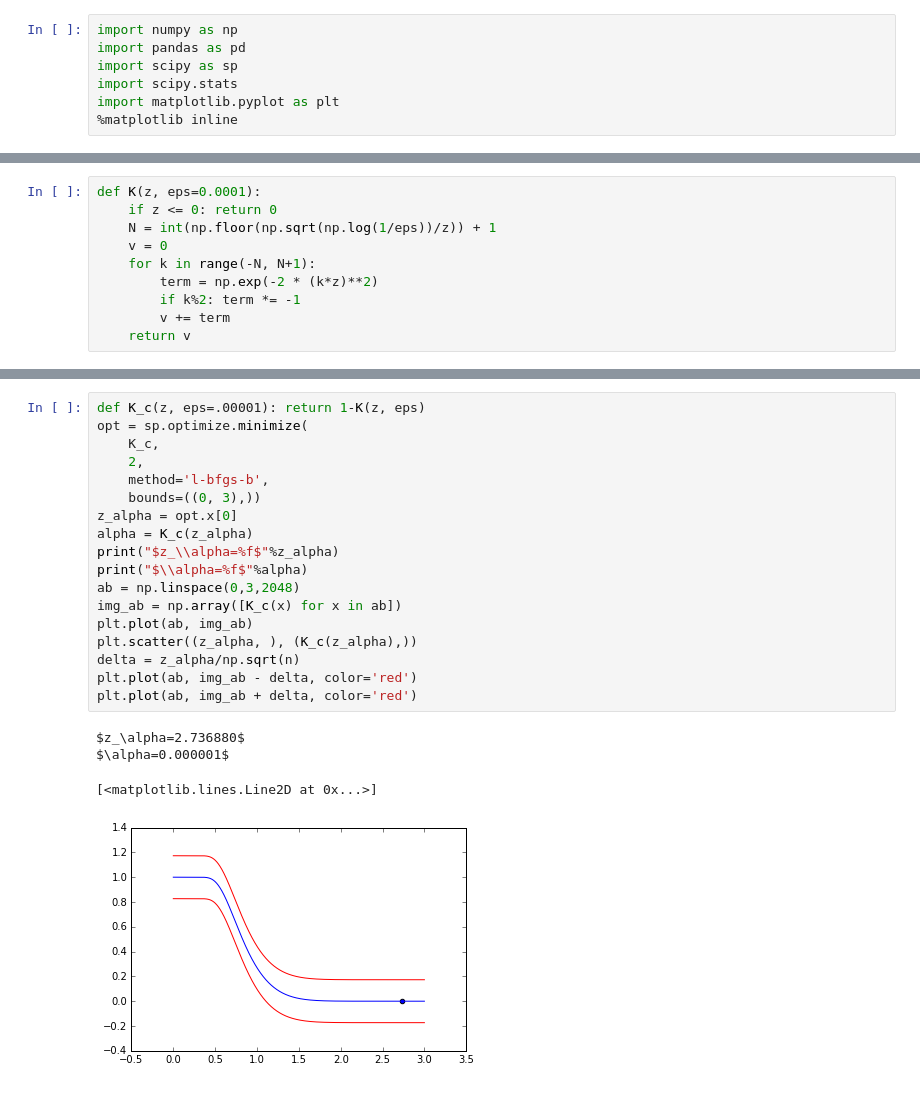
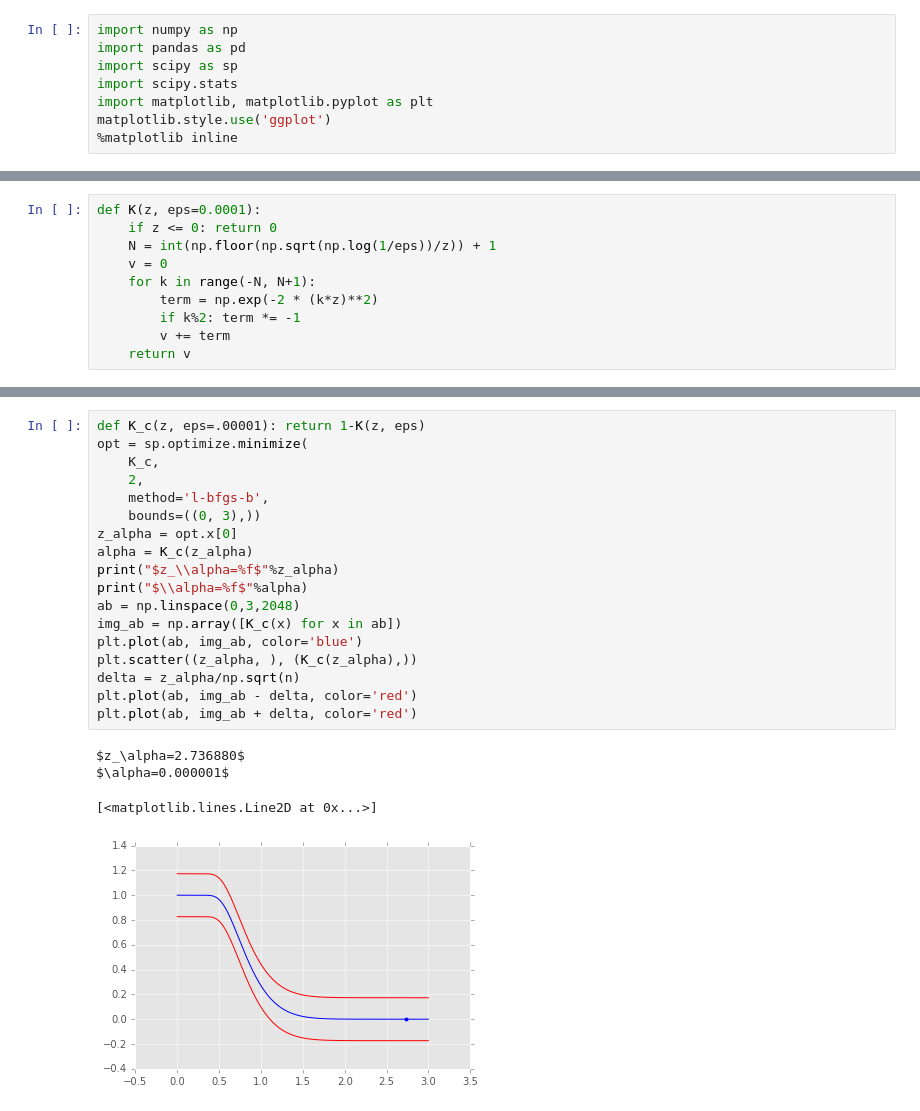
Before and after one commit to RerumNovarum/vsu.stats, a Jupyter notebook: lab_3.ipynb, the cells around one changed output, grey strips where cells are left out. Saved outputs shown, nothing was run; the diff lists cells and outputs as text.

```diff
--- a/lab_3.ipynb
+++ b/lab_3.ipynb
@@ -3,7 +3,8 @@ import numpy as np
 import pandas as pd
 import scipy as sp
 import scipy.stats
-import matplotlib.pyplot as plt
+import matplotlib, matplotlib.pyplot as plt
+matplotlib.style.use('ggplot')
 %matplotlib inline
 # %%
 with open(
@@ -68,23 +57,23 @@ WTF? $\alpha=0$?
 # %%
 def K_c(z, eps=.00001): return 1-K(z, eps)
 opt = sp.optimize.minimize(
     K_c,
     2,
     method='l-bfgs-b',
     bounds=((0, 3),))
 z_alpha = opt.x[0]
 alpha = K_c(z_alpha)
 print("$z_\\alpha=%f$"%z_alpha)
 print("$\\alpha=%f$"%alpha)
 ab = np.linspace(0,3,2048)
 img_ab = np.array([K_c(x) for x in ab])
-plt.plot(ab, img_ab)
+plt.plot(ab, img_ab, color='blue')
 plt.scatter((z_alpha, ), (K_c(z_alpha),))
 delta = z_alpha/np.sqrt(n)
 plt.plot(ab, img_ab - delta, color='red')
 plt.plot(ab, img_ab + delta, color='red')
 # %% [output]
 $z_\alpha=2.736880$
 $\alpha=0.000001$
 [<matplotlib.lines.Line2D at 0x...>]
-[figure, old version]
+[figure, new version]
```
Also changed, not shown: parts of 3 cells of this notebook, 7 other files.
